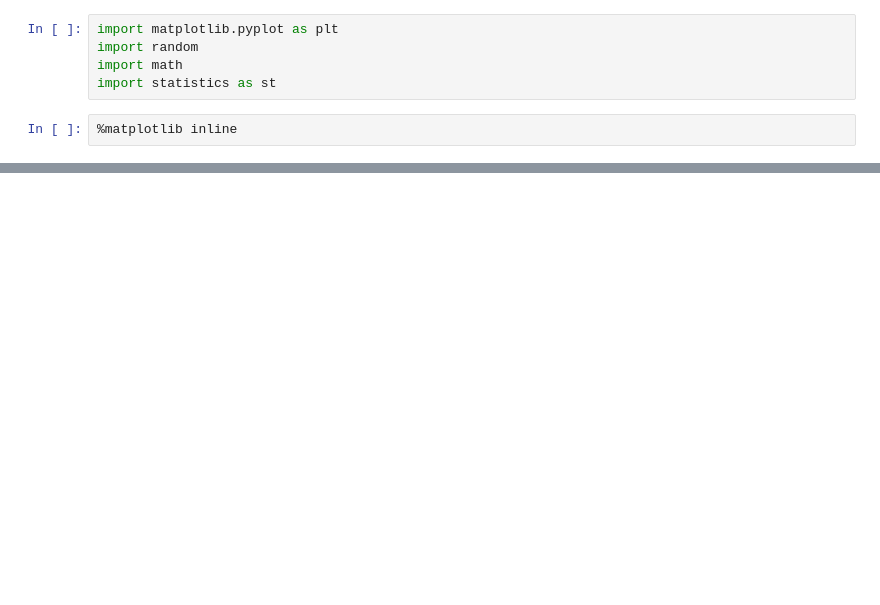
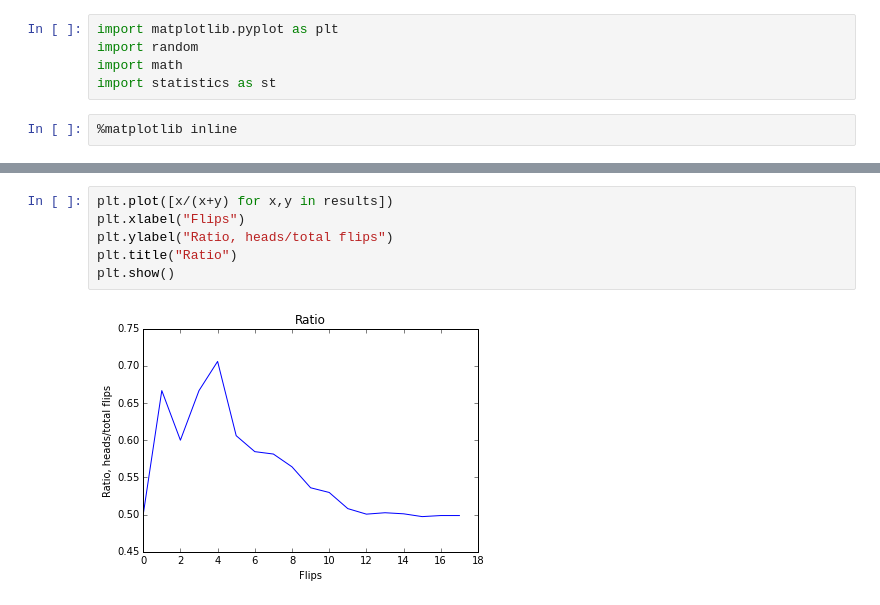
Before and after one commit to JermaineKee/flipping-out, a Jupyter notebook: coin-flips.ipynb, the cells around one changed output, grey strips where cells are left out. Drawn from its saved outputs; the diff is of its cells as text; blank space fills up the shorter version.

```diff
--- a/coin-flips.ipynb
+++ b/coin-flips.ipynb
@@ -65,0 +54,8 @@ get_results()
+# %%
+plt.plot([x/(x+y) for x,y in results])
+plt.xlabel("Flips")
+plt.ylabel("Ratio, heads/total flips")
+plt.title("Ratio")
+plt.show()
+# %% [output]
+[figure, added]
```
Also changed, not shown: parts of 20 cells of this notebook.
